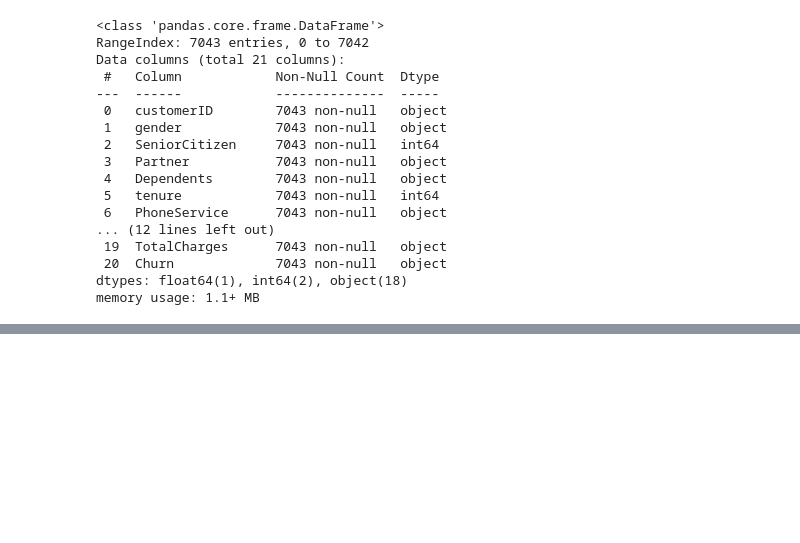
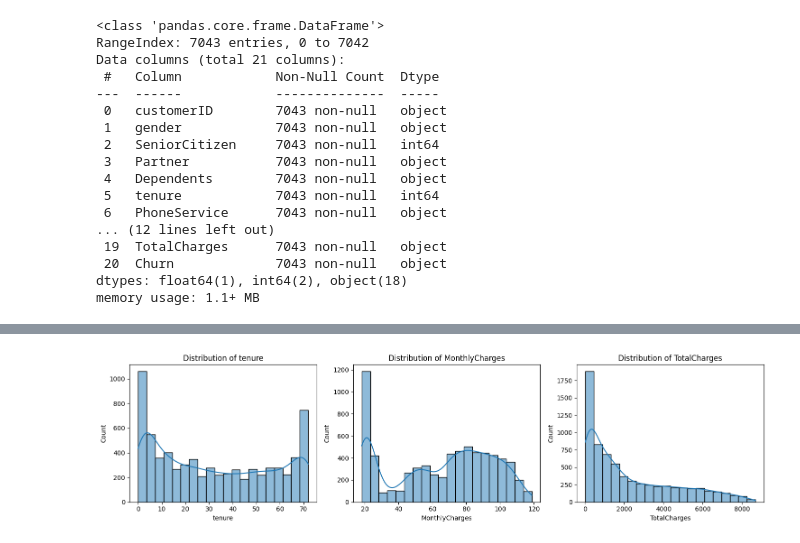
Before and after one commit to tundeadekunles1/Predicting-Customer-Churn-in-Telecom, a Jupyter notebook: Predicting_Customer_Churn_in_Telecom.ipynb, the cells around one changed output, grey strips where cells are left out. Drawn from its saved outputs; the diff is of its cells as text; code cells hidden in the pictures; blank space fills up the shorter version.

```diff
--- a/Predicting_Customer_Churn_in_Telecom.ipynb
+++ b/Predicting_Customer_Churn_in_Telecom.ipynb
@@ -107,0 +337,4 @@ df.describe()
+# %%
+for col in df.select_dtypes('object'):
+    print(f"\n{col}: {df[col].unique()}")
+    print(df[col].value_counts())
@@ -107,0 +378,8 @@ df.describe()
+# %%
+# Display descriptive statistics for numerical features
+display(df.describe().T)
+
+# Display overview for categorical features
+for col in df.select_dtypes(include="object"):
+    print(f"\n{col}: {df[col].unique()}")
+    print(df[col].value_counts())
@@ -107,0 +545,12 @@ df.describe()
+# %%
+ num_features = ['tenure', 'MonthlyCharges', 'TotalCharges']  # Histograms for numerical features
+
+plt.figure(figsize=(15, 4))
+for i, col in enumerate(num_features):
+    plt.subplot(1, 3, i+1)
+    sns.histplot(df[col], bins=20, kde=True)
+    plt.title(f'Distribution of {col}')
+plt.tight_layout()
+plt.show()
+# %% [output]
+[figure, added]
```
Also changed, not shown: parts of 64 cells of this notebook.
